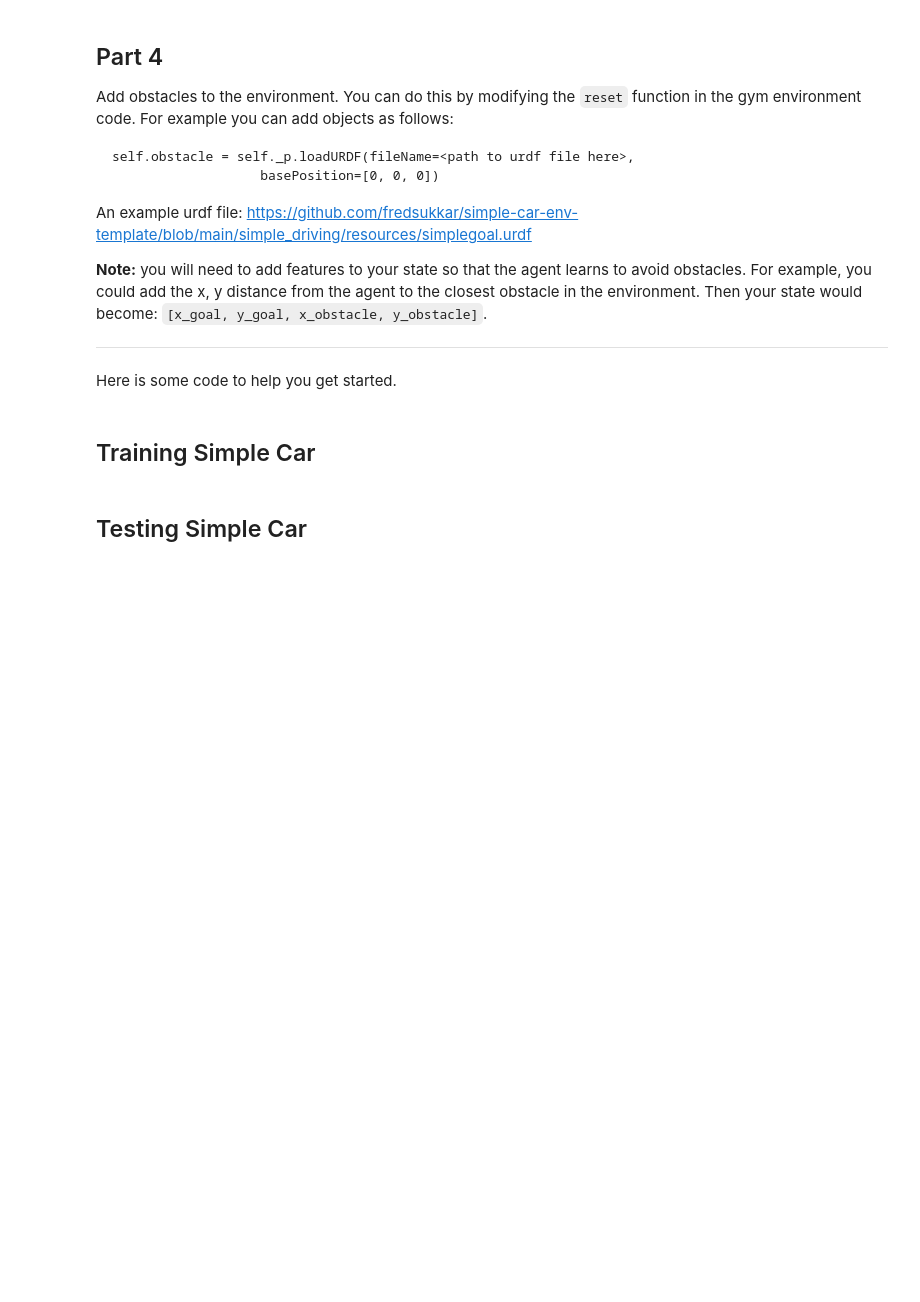
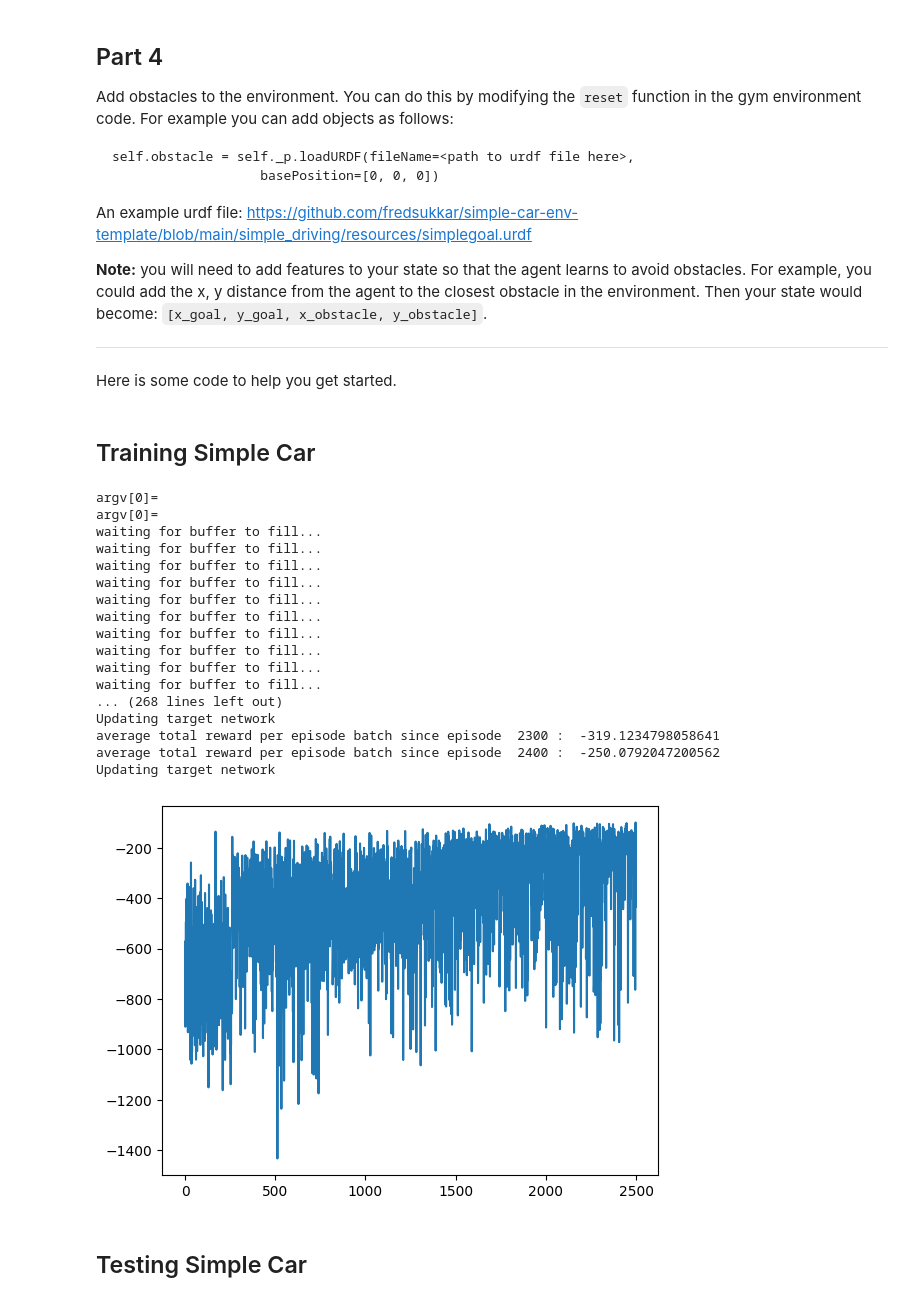
Before and after one commit to BlakeMuchmore01/AIIR-MQ3, a Jupyter notebook: BlakeMuchmore_13898198_MQ3.ipynb, the cells around one changed output. Drawn from its saved outputs; the diff is of its cells as text; code cells hidden in the pictures; blank space fills up the shorter version.

Commit message:
policy works

```diff
--- a/BlakeMuchmore_13898198_MQ3.ipynb
+++ b/BlakeMuchmore_13898198_MQ3.ipynb
@@ -234,7 +234,7 @@ GAMMA = 0.99                     # Discount factor for future rewards
 EPSILON_START = 0.1              # Starting exploration rate
 EPSILON_END = 0.0001             # Final exploration rate
 EPSILON_DECAY = 4 * MEM_SIZE     # Decay rate for exploration rate
-MEM_RETRAIN = 0.1                # Percentage of memory to retrain on each episode
+MEM_RETAIN = 0.1                 # Percentage of memory to retain on each episode
 NETWORK_UPDATE_ITERS = 5000      # Number of steps to update target network
 
 FC1_DIMS = 128                   # Number of neurons in our MLP's first hidden layer
@@ -290,7 +290,7 @@ class ReplayBuffer:
             mem_index = self.mem_count
         else:
             # Avoiding catastrophic forgetting - retrain initial 10% of the replay buffer
-            mem_index = ...
+            mem_index = int(self.mem_count % ((1-MEM_RETAIN) * MEM_SIZE) + (MEM_RETAIN * MEM_SIZE))
 
         self.states[mem_index]  = state     # Storing the state
         self.actions[mem_index] = action    # Storing the action
@@ -332,14 +332,15 @@ class DQN_Solver:
 
         # If we rolled a value lower than the epsilon sample a random action
         if random.random() < eps_threshold:
-            return ...
+            return np.random.choice(np.array(range(9)), p=[0.0, 0.1, 0.0, 0.1, 0.2, 0.1, 0.1, 0.3, 0.1])  # Random action with set priors
+            #return np.random.choice(np.array(range(9)), p=[0.1, 0.1, 0.1, 0.1, 0.1, 0.1, 0.1, 0.2, 0.1])  # Random action with set priors
 
         # Otherwise policy network (Q) chooses action with highest estimated Q value so far
         state = torch.tensor(observation).float().detach()
         state = state.unsqueeze(0)
         self.policy_network.eval()
         with torch.no_grad():
-            q_values = ...  # Get Q-values from policy network
+            q_values = self.policy_network(state)  # Get Q-values from policy network
 
         return torch.argmax(q_values).item()
 
@@ -359,12 +360,12 @@ class DQN_Solver:
 
         self.target_network.eval()
         with torch.no_grad():
-            q_values_next = ...  # Get Q-values of states_ from target nework (Q_hat)
+            q_values_next = self.target_network(states_)  # Get Q-values of states_ from target nework (Q_hat)
 
         q_values_next_max = torch.max(q_values_next, dim=1)[0]  # Max Q-values for next state
         q_target = rewards + GAMMA * q_values_next_max * dones  # Calculate target Q-values
 
-        loss = self.policy_network.loss(..., ...)  # Calculate loss from target Q-values and predicted Q-values
+        loss = self.policy_network.loss(q_values, q_target)  # Calculate loss from target Q-values and predicted Q-values
 
         # Compute gradients and update Q weights
         self.policy_network.optimizer.zero_grad()
@@ -407,45 +408,62 @@ agent = DQN_Solver(env)     # Create DQN agent
 plt.clf()                   # Clear previous plot
 
 for episode in range(EPISODES):
-    state = env.reset()     # Reset environment
+    state, info = env.reset()     # Reset environment
 
     while True:
         # Sampling random actions and add to replay buffer
         action = agent.choose_action(state)
-        state_, reward, done, info = env.step(action)
-        reward += -abs(state[1])
-        if done == True:
-            reward += -50
+        state_, reward, done, _, info = env.step(action)
+        reward += -abs(state_[1])
 
         agent.memory.add(state, action, reward, state_, done)  # Add experience to replay buffer
 
         # Only start learning once replay memory has REPLAY_START_SIZE samples
         if agent.memory.mem_count > REPLAY_START_SIZE:
             agent.learn()
 
         state = state_  # Update state
         episode_batch_score += reward  # Update episode score
         episode_reward += reward  # Update episode reward
 
         if done:
             break
 
     episode_history.append(episode)
     episode_reward_history.append(episode_reward)
     episode_reward = 0  # Reset episode reward
 
     # Saving model every batches of 100 episodes
     if episode % 100 == 0 and agent.memory.mem_count > REPLAY_START_SIZE:
         save_path = os.path.join(os.getcwd(), "policy_network.pkl")
         torch.save(agent.policy_network.state_dict(), save_path)
         print("average total reward per episode batch since episode ", episode, ": ", episode_batch_score/ float(100))
         episode_batch_score = 0
     elif agent.memory.mem_count < REPLAY_START_SIZE:
         print("waiting for buffer to fill...")
         episode_batch_score = 0
 
 plt.plot(episode_history, episode_reward_history)
 plt.show()
+# %% [output]
+argv[0]=
+argv[0]=
+waiting for buffer to fill...
+waiting for buffer to fill...
+waiting for buffer to fill...
+waiting for buffer to fill...
+waiting for buffer to fill...
+waiting for buffer to fill...
+waiting for buffer to fill...
+waiting for buffer to fill...
+waiting for buffer to fill...
+waiting for buffer to fill...
+... (268 lines left out)
+Updating target network
+average total reward per episode batch since episode  2300 :  -319.1234798058641
+average total reward per episode batch since episode  2400 :  -250.0792047200562
+Updating target network
+[figure, added]
 # %% [markdown]
 ## Testing Simple Car
 # %%
```
Also changed, not shown: parts of 2 cells of this notebook, 2 other files.
